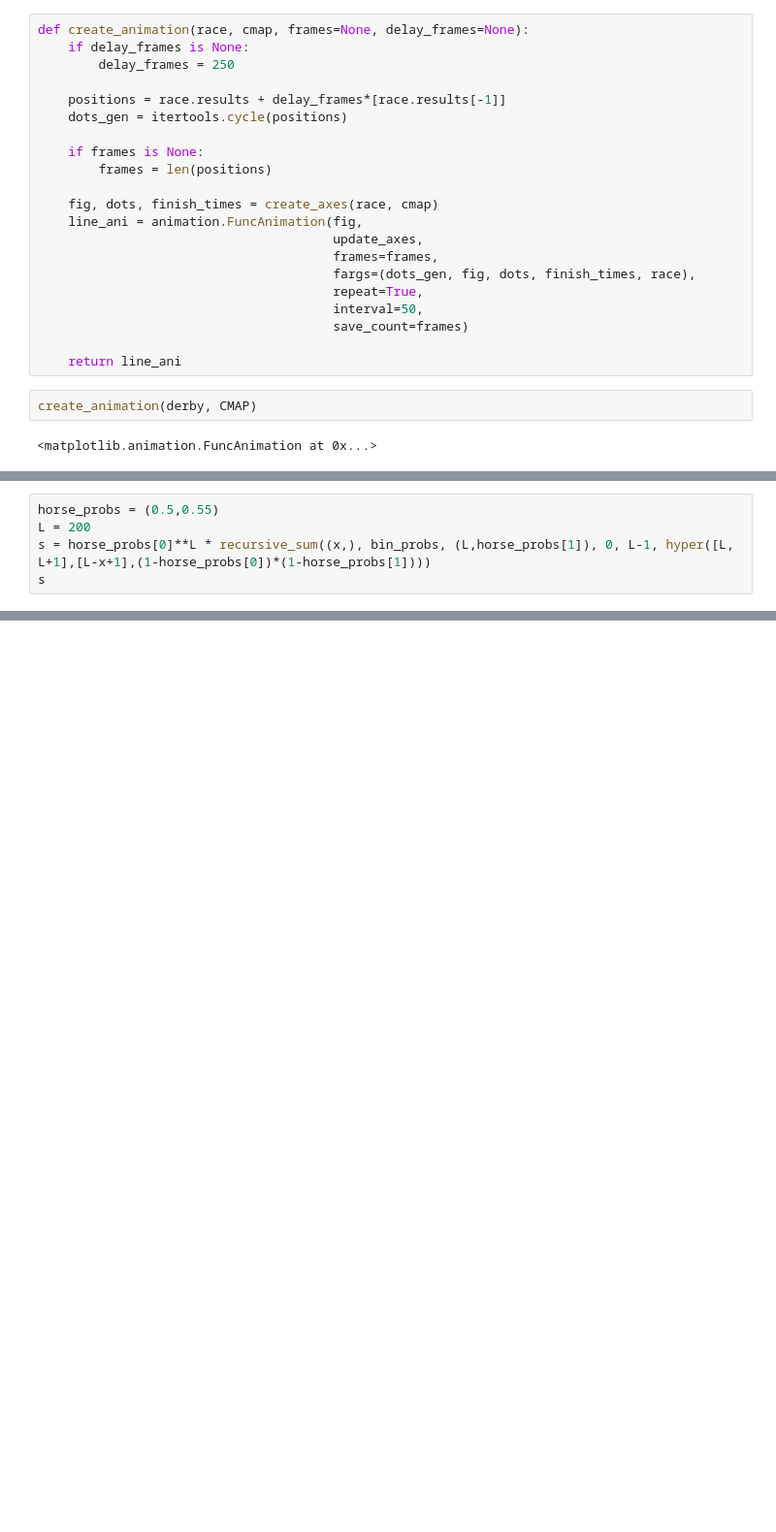
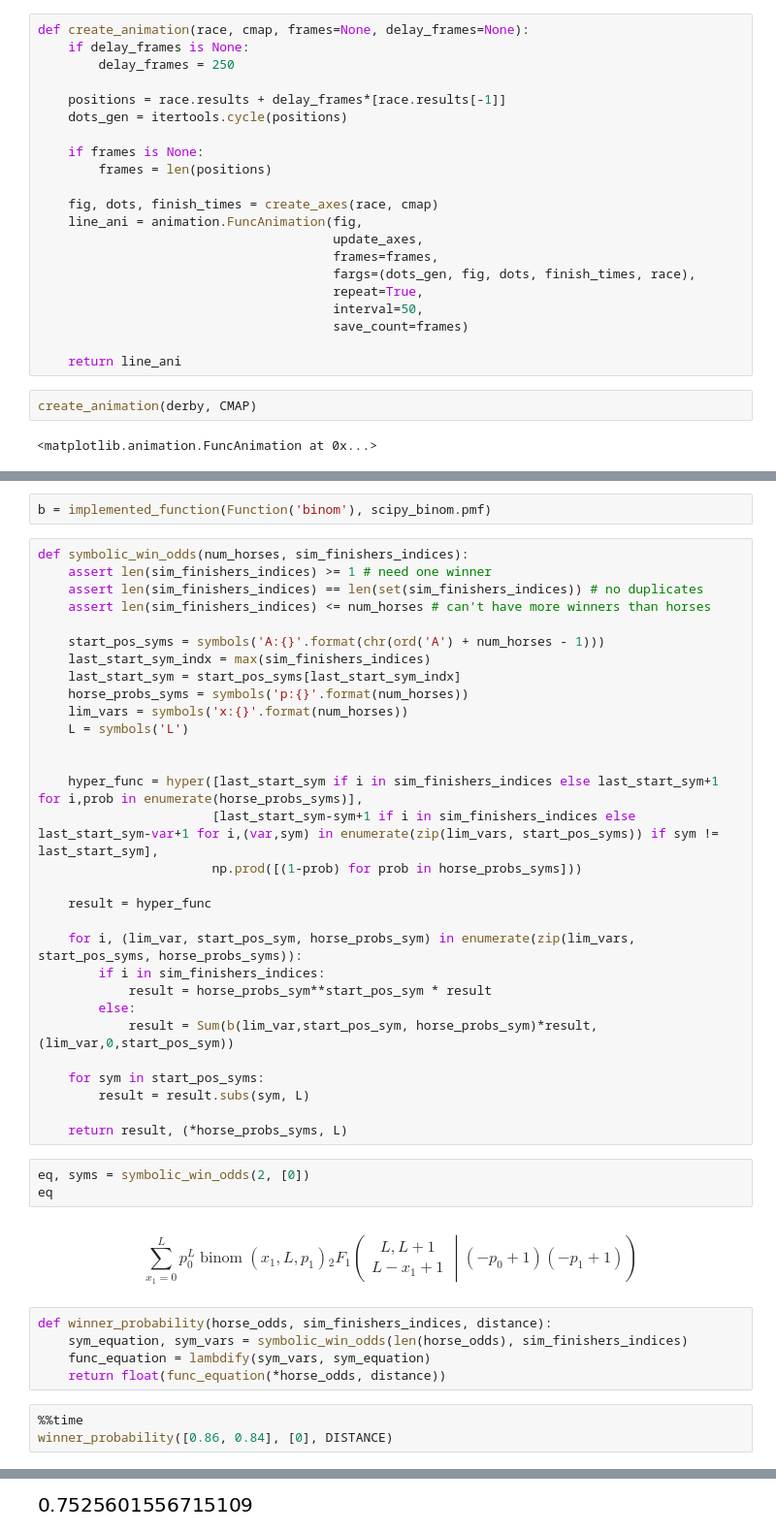
Before and after one commit to andrewzwicky/puzzles, a Jupyter notebook: FiveThirtyEightRiddler/2017-05-05/classic_derby.ipynb, the cells around one changed output, grey strips where cells are left out. Shown at 97% size. Cells and saved outputs as stored; diff of their text form; blank space fills up the shorter version.

```diff
--- a/FiveThirtyEightRiddler/2017-05-05/classic_derby.ipynb
+++ b/FiveThirtyEightRiddler/2017-05-05/classic_derby.ipynb
@@ -305,5 +228,0 @@ s.doit().evalf()
-# %%
-horse_probs = (0.5,0.55)
-L = 200
-s = horse_probs[0]**L * recursive_sum((x,), bin_probs, (L,horse_probs[1]), 0, L-1, hyper([L, L+1],[L-x+1],(1-horse_probs[0])*(1-horse_probs[1])))
-s
@@ -324,0 +281,46 @@ s.doit().evalf()
+# %%
+b = implemented_function(Function('binom'), scipy_binom.pmf)
+# %%
+def symbolic_win_odds(num_horses, sim_finishers_indices):
+    assert len(sim_finishers_indices) >= 1 # need one winner
+    assert len(sim_finishers_indices) == len(set(sim_finishers_indices)) # no duplicates
+    assert len(sim_finishers_indices) <= num_horses # can't have more winners than horses
+
+    start_pos_syms = symbols('A:{}'.format(chr(ord('A') + num_horses - 1)))
+    last_start_sym_indx = max(sim_finishers_indices)
+    last_start_sym = start_pos_syms[last_start_sym_indx]
+    horse_probs_syms = symbols('p:{}'.format(num_horses))
+    lim_vars = symbols('x:{}'.format(num_horses))
+    L = symbols('L')
+
+
+    hyper_func = hyper([last_start_sym if i in sim_finishers_indices else last_start_sym+1 for i,prob in enumerate(horse_probs_syms)],
+                       [last_start_sym-sym+1 if i in sim_finishers_indices else last_start_sym-var+1 for i,(var,sym) in enumerate(zip(lim_vars, start_pos_syms)) if sym != last_start_sym],
+                       np.prod([(1-prob) for prob in horse_probs_syms]))
+
+    result = hyper_func
+
+    for i, (lim_var, start_pos_sym, horse_probs_sym) in enumerate(zip(lim_vars, start_pos_syms, horse_probs_syms)):
+        if i in sim_finishers_indices:
+            result = horse_probs_sym**start_pos_sym * result
+        else:
+            result = Sum(b(lim_var,start_pos_sym, horse_probs_sym)*result,(lim_var,0,start_pos_sym))
+
+    for sym in start_pos_syms:
+        result = result.subs(sym, L)
+
+    return result, (*horse_probs_syms, L)
+# %%
+eq, syms = symbolic_win_odds(2, [0])
+eq
+# %% [output]
+$$\sum_{x_{1}=0}^{L} p_{0}^{L} \operatorname{binom}\left(x_{1},L,p_{1}\right) {{}_{2}F_{1}\left(\begin{matrix} L, L + 1 \\ L - x_{1} + 1 \end{matrix}\middle| {\left(- p_{0} + 1\right) \left(- p_{1} + 1\right)} \right)}$$
+# %%
+def winner_probability(horse_odds, sim_finishers_indices, distance):
+    sym_equation, sym_vars = symbolic_win_odds(len(horse_odds), sim_finishers_indices)
+    func_equation = lambdify(sym_vars, sym_equation)
+    return float(func_equation(*horse_odds, distance))
+# %%
+%%time
+winner_probability([0.86, 0.84], [0], DISTANCE)
+# %% [output]
@@ -324,0 +329 @@ s.doit().evalf()
+[figure, added]
```
Also changed, not shown: parts of 60 cells of this notebook.
